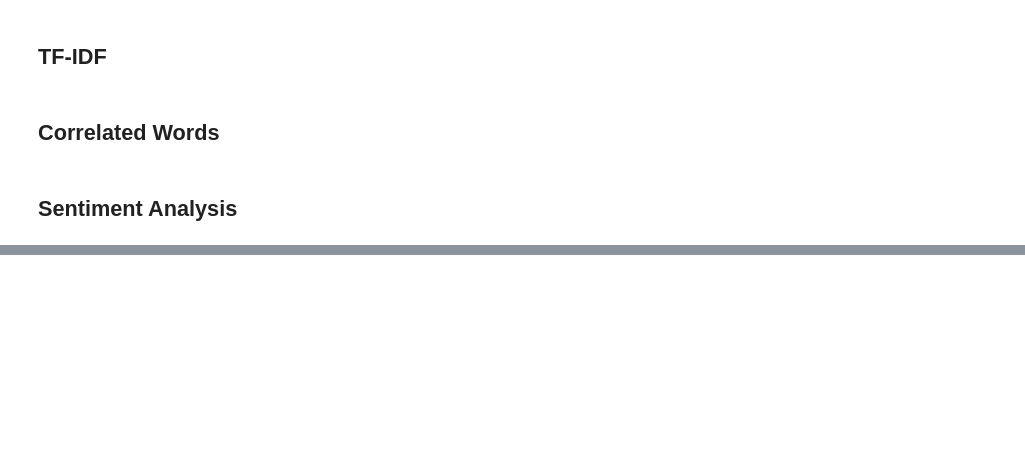
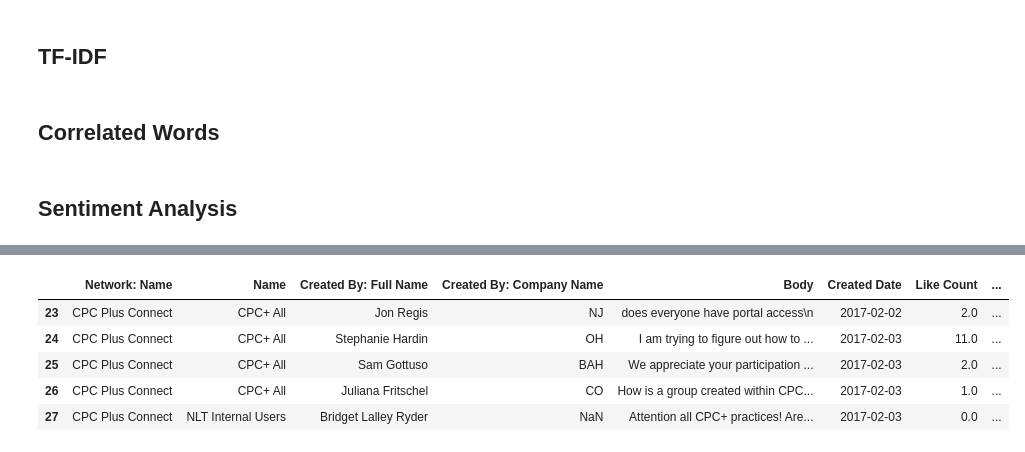
Before and after one commit to mjbrienza/Text-Analytics, a Jupyter notebook: TextAnalysis_1013.ipynb, the cells around one changed output, grey strips where cells are left out. Saved outputs shown, nothing was run; the diff lists cells and outputs as text; code cells hidden in the pictures; blank space fills up the shorter version.

```diff
--- a/TextAnalysis_1013.ipynb
+++ b/TextAnalysis_1013.ipynb
@@ -506,0 +603,24 @@ LDA Topic Modeling
+# %%
+def assign_topic_to_doc(lda, corpus, report):
+    i= 0
+    report['Topic'] = "NA"
+
+    for doc in corpus:
+        doc_topic = lda.get_document_topics(doc)[0][0]
+        topic_list = []
+        for x in lda.show_topic(doc_topic):
+            topic_list.append(x[0])
+        report['Topic'].iloc[i] = topic_list
+        i += 1
+    return report
+# %%
+topics_report = assign_topic_to_doc(lda, corpus_master, final_report)
+# %%
+topics_report.head(5)
+# %% [output]
+|  | Network: Name | Name | Created By: Full Name | Created By: Company Name | Body | Created Date | Like Count | ... |
+| 23 | CPC Plus Connect | CPC+ All | Jon Regis | NJ | does everyone have portal access\n | 2017-02-02 | 2.0 | ... |
+| 24 | CPC Plus Connect | CPC+ All | Stephanie Hardin | OH | I am trying to figure out how to ... | 2017-02-03 | 11.0 | ... |
+| 25 | CPC Plus Connect | CPC+ All | Sam Gottuso | BAH | We appreciate your participation ... | 2017-02-03 | 2.0 | ... |
+| 26 | CPC Plus Connect | CPC+ All | Juliana Fritschel | CO | How is a group created within CPC... | 2017-02-03 | 1.0 | ... |
+| 27 | CPC Plus Connect | NLT Internal Users | Bridget Lalley Ryder | NaN | Attention all CPC+ practices! Are... | 2017-02-03 | 0.0 | ... |
```
Also changed, not shown: parts of 15 cells of this notebook.
